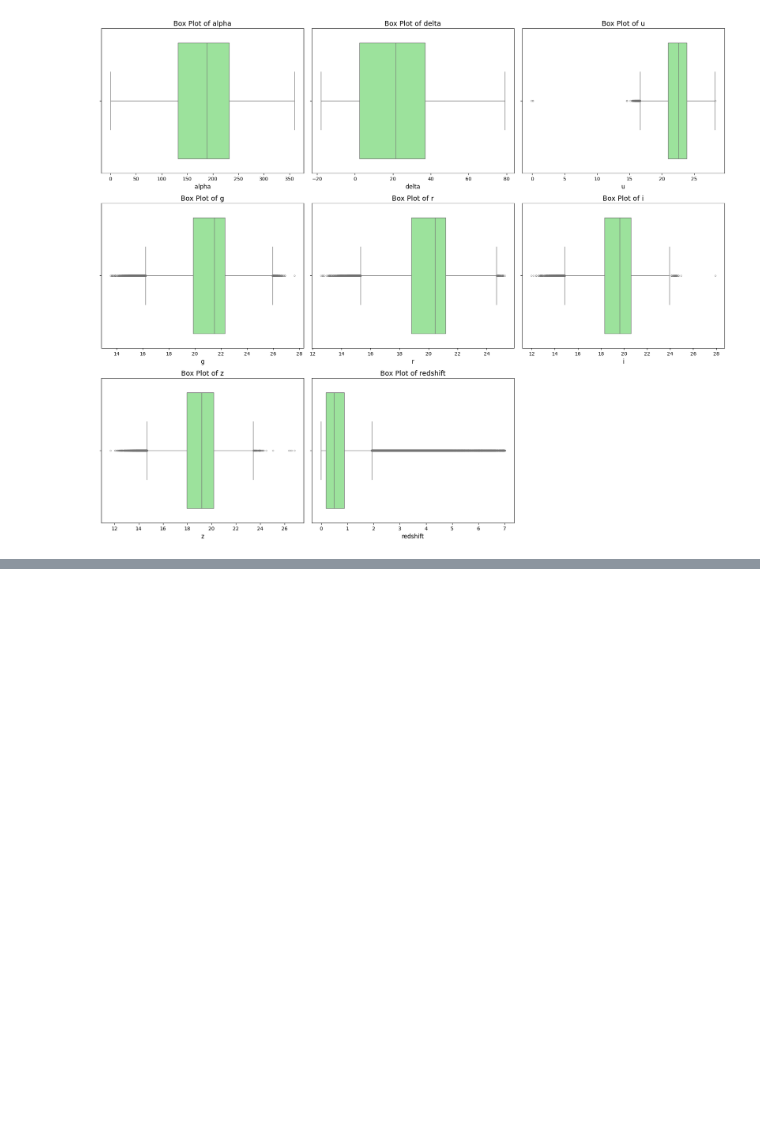
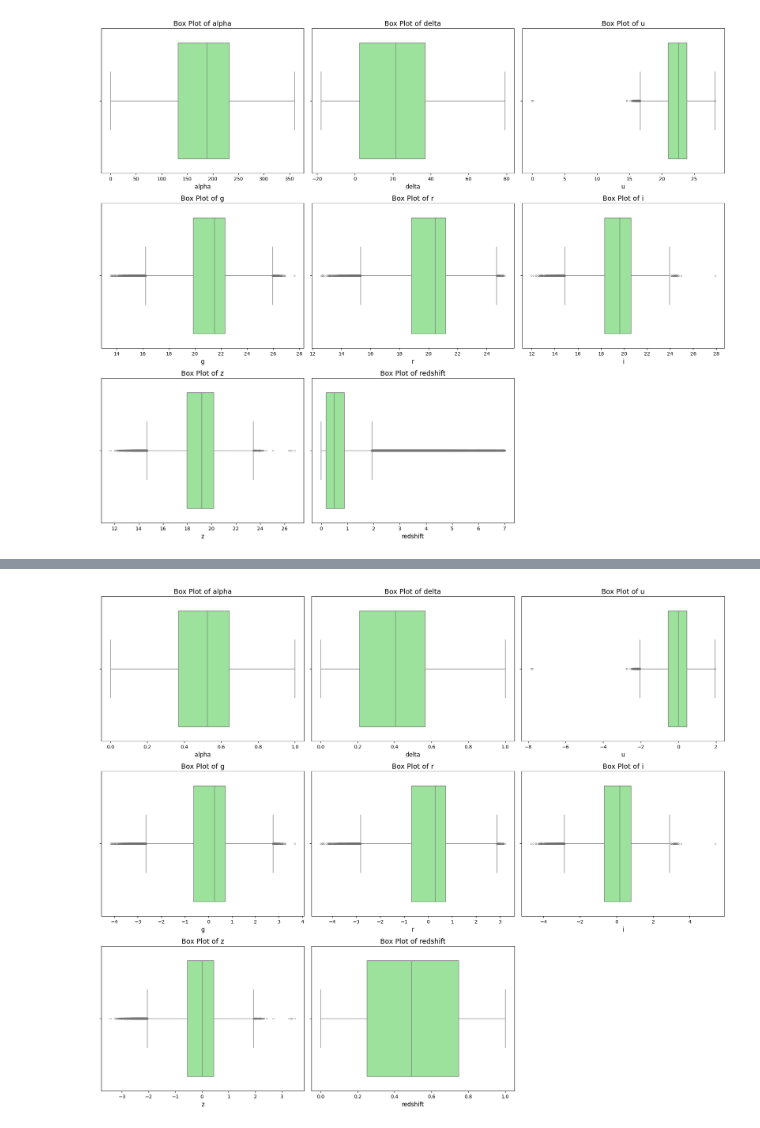
Before and after one commit to David-Langat/Kaggle, a Jupyter notebook: playground_series/predicting_stellar_class/predicting_stellar_class.ipynb, the cells around one changed output, grey strips where cells are left out. Cells and saved outputs as stored; diff of their text form; code cells hidden in the pictures; blank space fills up the shorter version.

```diff
--- a/playground_series/predicting_stellar_class/predicting_stellar_class.ipynb
+++ b/playground_series/predicting_stellar_class/predicting_stellar_class.ipynb
@@ -279,0 +355,4 @@ plot_numerical_boxplots(preprocessed_categorical_train_df)
+# %%
+plot_numerical_boxplots(preprocessed_numerical_train_df)
+# %% [output]
+[figure, added]
```
Also changed, not shown: parts of 5 cells of this notebook.
